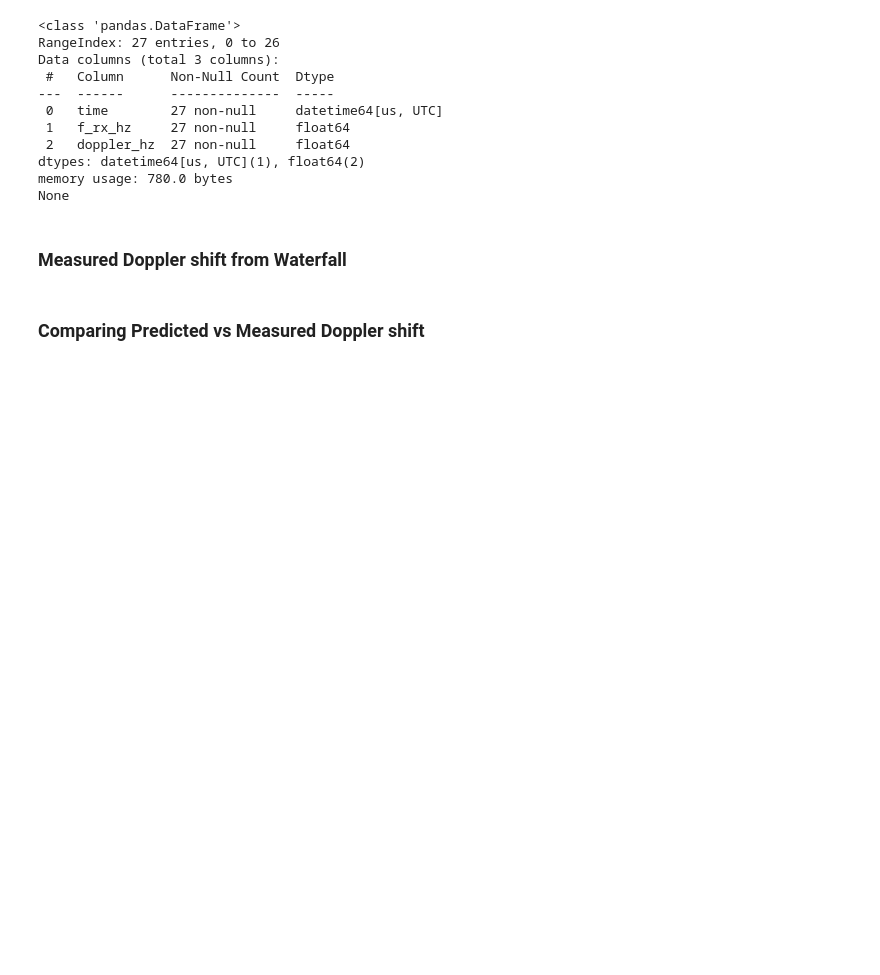
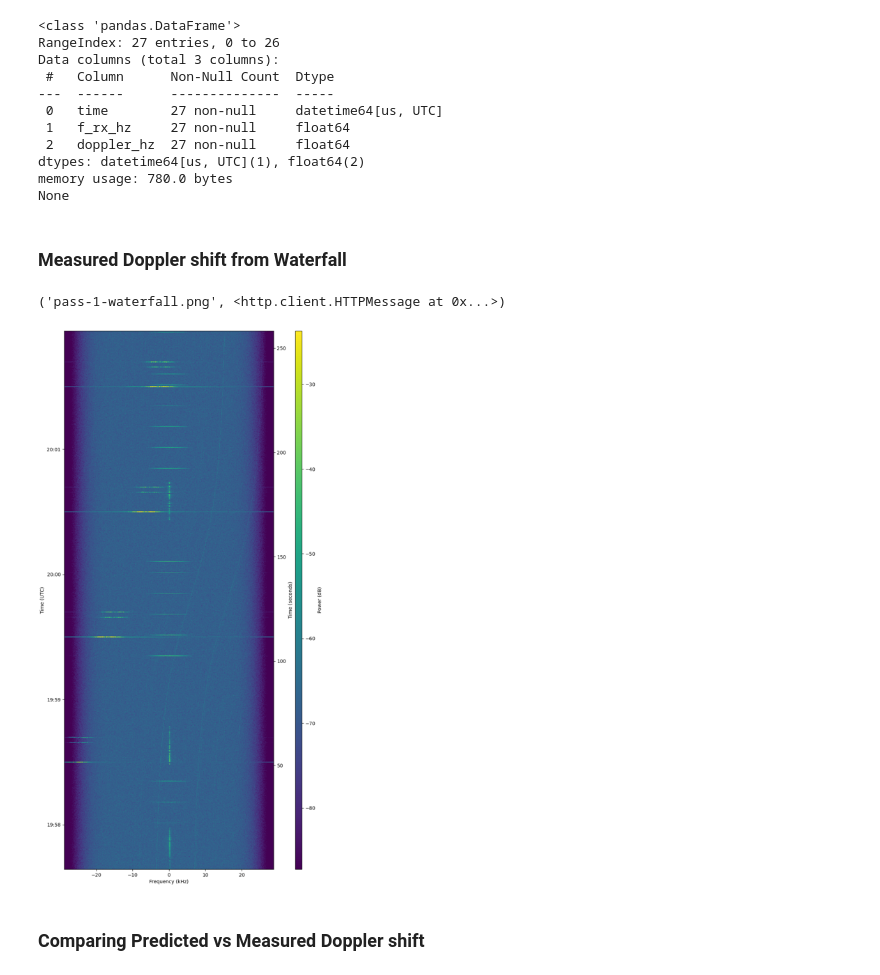
Before and after one commit to soapydoor17/satellite-orbit-deteremination, a Jupyter notebook: exercises/Retrieving from SatNOGS/lasarsat.ipynb, the cells around one changed output. Cells and saved outputs as stored; diff of their text form; code cells hidden in the pictures; blank space fills up the shorter version.

Commit message:
Get waterfall image

```diff
--- a/exercises/Retrieving from SatNOGS/lasarsat.ipynb
+++ b/exercises/Retrieving from SatNOGS/lasarsat.ipynb
@@ -176,5 +176,19 @@ memory usage: 780.0 bytes
 None
 # %% [markdown]
 ### Measured Doppler shift from Waterfall
+# %%
+import urllib.request
+from PIL import Image
+
+url = pass_1["waterfall"]
+urllib.request.urlretrieve(url, "pass-1-waterfall.png")
+# %% [output]
+('pass-1-waterfall.png', <http.client.HTTPMessage at 0x...>)
+# %%
+waterfall_1 = Image.open(r"pass-1-waterfall.png")
+w, h = waterfall_1.size
+display(waterfall_1.resize((w // 2, h // 2)))
+# %% [output]
+[figure, added]
 # %% [markdown]
 ### Comparing Predicted vs Measured Doppler shift
```
Also changed, not shown: 1 other file.
